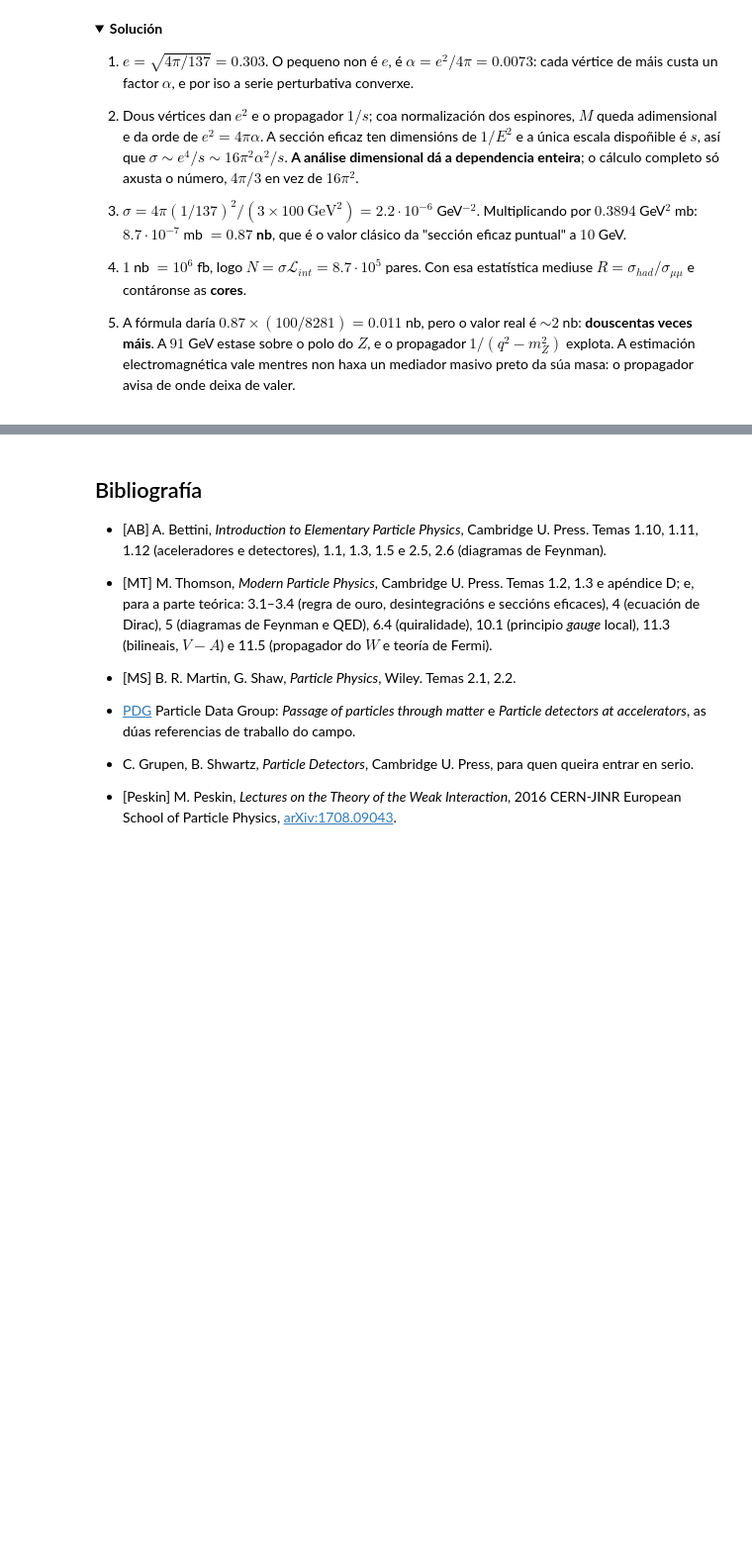
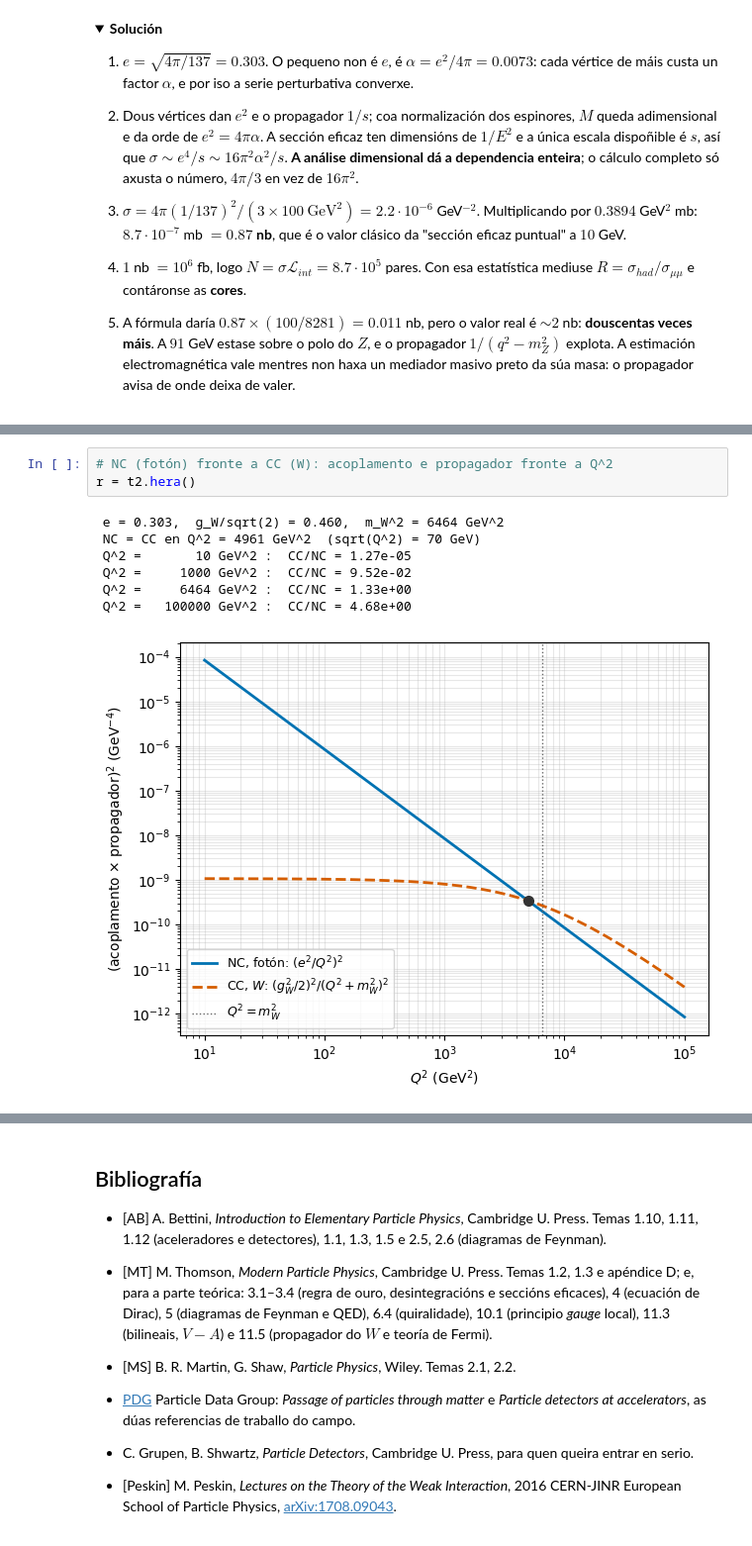
Before and after one commit to xabiercidvidal/USC-FNeP, a Jupyter notebook: notebooks/perspectivas.ipynb, the cells around one changed output, grey strips where cells are left out. Shown at 99% size. Saved outputs shown, nothing was run; the diff lists cells and outputs as text; folded sections open; blank space fills up the shorter version.

```diff
--- a/notebooks/perspectivas.ipynb
+++ b/notebooks/perspectivas.ipynb
@@ -2735,0 +3251,11 @@ $$
+# %%
+# NC (fotón) fronte a CC (W): acoplamento e propagador fronte a Q^2
+r = t2.hera()
+# %% [output]
+ e = 0.303,  g_W/sqrt(2) = 0.460,  m_W^2 = 6464 GeV^2
+ NC = CC en Q^2 = 4961 GeV^2  (sqrt(Q^2) = 70 GeV)
+ Q^2 =       10 GeV^2 :  CC/NC = 1.27e-05
+ Q^2 =     1000 GeV^2 :  CC/NC = 9.52e-02
+ Q^2 =     6464 GeV^2 :  CC/NC = 1.33e+00
+ Q^2 =   100000 GeV^2 :  CC/NC = 4.68e+00
+[figure, added]
```
Also changed, not shown: parts of 147 cells of this notebook, 41 other files.
